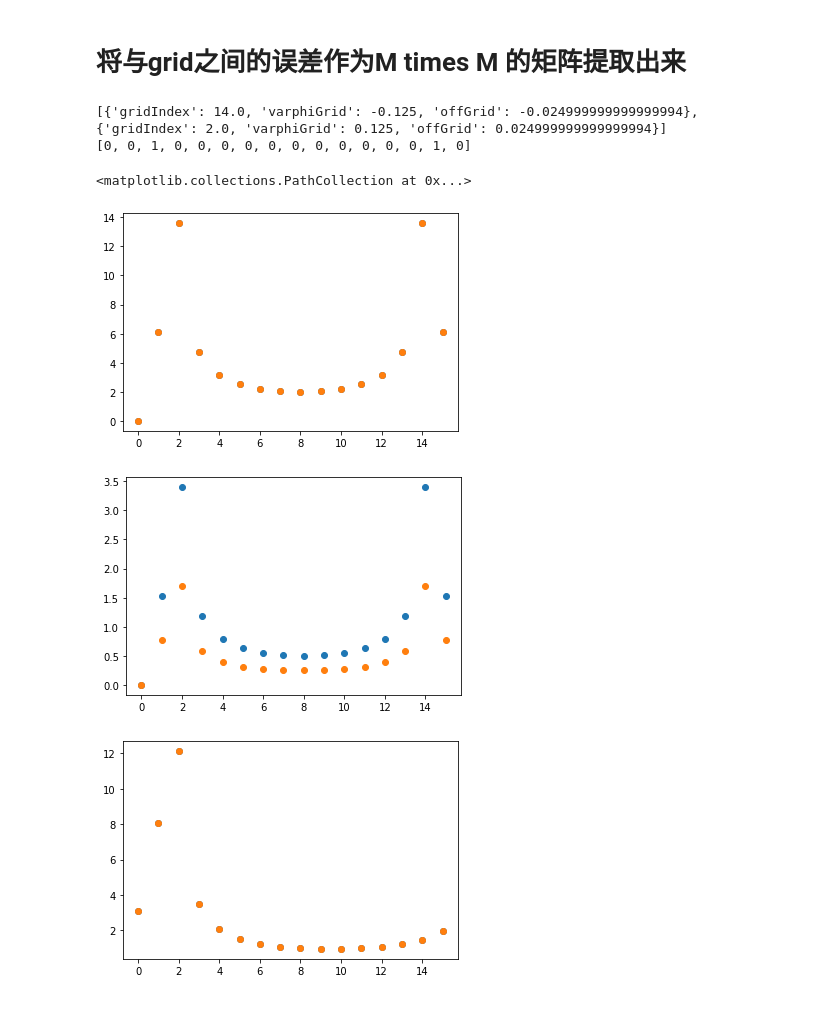
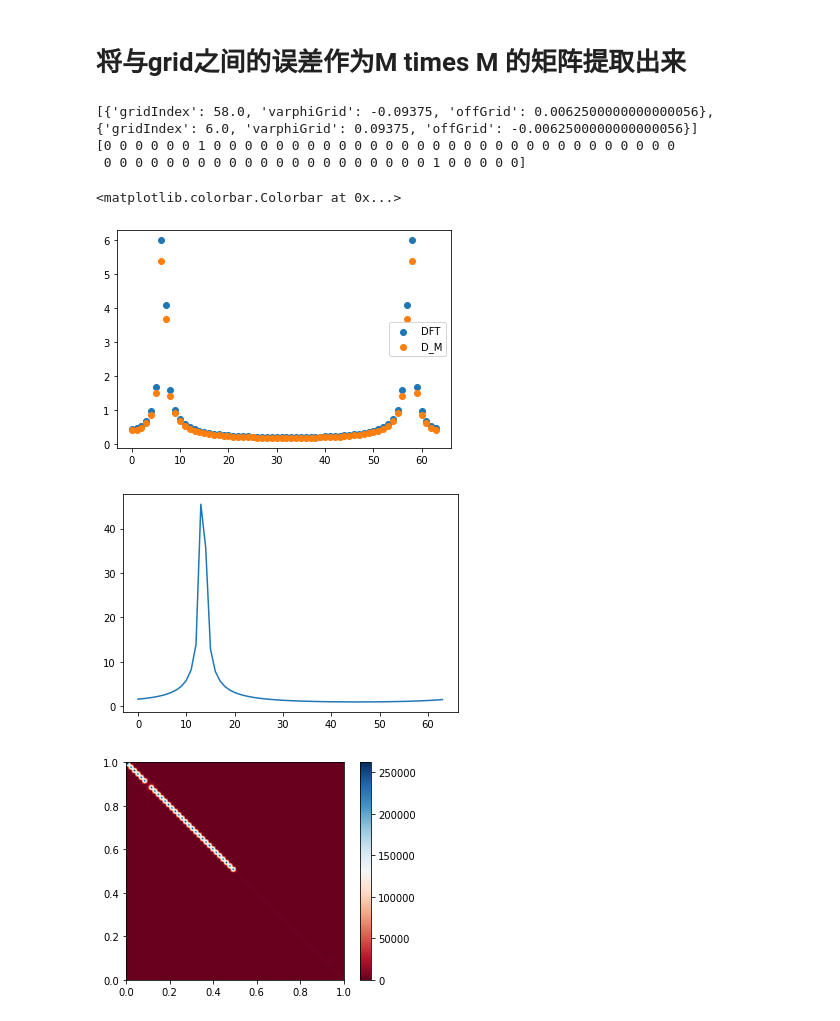
Before and after one commit to Brook1711/RIS-Angular-Domain, a Jupyter notebook: doc/paper_plot.ipynb, the cells around one changed output. Drawn from its saved outputs; the diff is of its cells as text; code cells hidden in the pictures.

```diff
--- a/doc/paper_plot.ipynb
+++ b/doc/paper_plot.ipynb
@@ -201,7 +201,7 @@ distort_dftmat = mydiag(e_seq1) * dftmtx
 
 # Z is the 2-D data matrix
     # Z = np.abs(dftmtx.H*dftmtx)
-def my2Dplot(Z):
+def my2Dplot(N, Z):
     plt.plot(np.array(range(N)), np.abs(np.array(dftmtx * e_seq1)))
     fig, ax = plt.subplots()
 
@@ -212,7 +212,7 @@ def my2Dplot(Z):
     cb = fig.colorbar(im, ax=ax)
     return cb
 # my2Dplot(np.abs(dftmtx.H*dftmtx))
-my2Dplot(np.abs(distort_dftmat.H*distort_dftmat))
+my2Dplot(N, np.abs(distort_dftmat.H*distort_dftmat))
 # %% [output]
 <matplotlib.colorbar.Colorbar at 0x...>
 [figure]
@@ -230,11 +230,14 @@ import matplotlib.pyplot as plt
 
 # 定义函数D_N
 def D_N(N, x):
-
-    return cmath.exp(1j*x*(N-1)/2)*(cmath.sin((N)*x/2))/(cmath.sin(x/2))
+    if abs(x) == 0:
+        return N
+    else:
+        return 1/np.sqrt(N)*cmath.exp(1j*x*(N-1)/2)*(cmath.sin((N)*x/2))/(cmath.sin(x/2))
 
 
-M = 16
+M = 64
+sqrt_M = np.sqrt(M)
 x = np.array(range(M))
 varphi_list = [-0.1,0.1]
 varphi_all_grid = [(m+1 -1)/M - 0.5 for m in range(M)]
@@ -248,56 +251,58 @@ for i, varphi in enumerate(varphi_list):
             else:
                 varphi_info[i]["gridIndex"] = M * varphiGrid + M
             varphi_info[i]["varphiGrid"] = varphiGrid
             varphi_info[i]["offGrid"] = varphiGrid - varphi
 print(varphi_info)
 
-varphi_support_array = [1 if m in [varphi["gridIndex"] for varphi in varphi_info] else 0 for m in range(M)]
+varphi_support_array = np.array([1 if m in [varphi["gridIndex"] for varphi in varphi_info] else 0 for m in range(M)])
 print(varphi_support_array)
+varphi_support_matrix = np.mat(varphi_support_array.reshape((M,1)))
 
 arrayres_M_1 = np.exp(1j*2*np.pi*x*varphi_list[0])/np.power(M,1/2)
 arrayres_M_2 = np.exp(1j*2*np.pi*x*varphi_list[1])/np.power(M,1/2)
 
 
 sum_array = arrayres_M_1 + arrayres_M_2
 dftmtx = np.mat(np.fft.fft(np.eye(M)))
 DFT1 = dftmtx * np.reshape(np.mat(arrayres_M_1),(M,-1))
 DFT2 = dftmtx * np.reshape(np.mat(arrayres_M_2),(M,-1))
 
 # plt.scatter(x, np.abs(np.array(dftmtx * np.reshape(np.mat(sum_array),(M,-1)))))
 # plt.plot(x, 1+np.abs(np.array(dftmtx * np.reshape(np.mat(sum_array),(M,-1)))))
 
 # D矩阵的第m列：
 # [D_N(M, 2*cmath.pi/M * (m+1 -M/(2*cmath.pi)*(varphiGrid)  )) for m in range(M)]
 D_N_1 = np.array([(D_N(M, 2*cmath.pi *(m/M - 2/M + 0.025) )) for m in range(M)])
 D_N_2 = np.array([(D_N(M, 2*cmath.pi *(m/M - 14/M + 1 - 0.025) )) for m in range(M)])
 D_N_3 = np.array([D_N(M, 2*cmath.pi *(m/M - 2/M + 0.025) ) +D_N(M, 2*cmath.pi *(m/M - 14/M + 1 - 0.025) ) for m in range(M)])
-# print((D_N_1+D_N_2)[0] / np.abs(np.array(dftmtx * np.reshape(np.mat(sum_array),(M,-1))))[0])
-# print((D_N_1+D_N_2)[1] / np.abs(np.array(dftmtx * np.reshape(np.mat(sum_array),(M,-1))))[1])
-# plt.figure(2)
-# D_N_1 = np.array([abs(D_N(M, 2*cmath.pi * (m - M*0.1)/M )) for m in range(M)])
 
+Delta_varphi = [0 for m in range(M)]
+for varphi_info_i in varphi_info:
+    Delta_varphi[int(varphi_info_i['gridIndex'])] = varphi_info_i['offGrid']
 
-plt.scatter(x, (abs(D_N_3)) )
-# plt.scatter(x, (abs(D_N_3)) )
+def generate_DM(Delta_varphi):
+    M_ = len(Delta_varphi)
+    DM = np.matrix([np.complex128(0) for m in range(M_ * M_)]).reshape((M_,M_))
+    for col in range(M_):
+        if col/M <0.5:
+            DM[:,col] = np.array([(D_N(M_, 2*cmath.pi *(m/M_ - col/M_ + Delta_varphi[col]) )) for m in range(M_)]).reshape(M_,1)
+        else:
+            DM[:,col] = np.array([(D_N(M_, 2*cmath.pi *(m/M_ - col/M_ + 1 + Delta_varphi[col]) )) for m in range(M_)]).reshape(M_,1)
+    return DM
 
-plt.scatter(x, 4*np.abs(np.array(dftmtx * np.reshape(np.mat(arrayres_M_2+arrayres_M_1),(M,-1)))))
+D_M = generate_DM(Delta_varphi)
+# plt.scatter(x, 0.9*(abs(D_N_3)) )
+plt.scatter(x, np.abs(np.array(dftmtx * np.reshape(np.mat(arrayres_M_2+arrayres_M_1),(M,-1)))))
+plt.scatter(x, 0.9*np.abs(np.array(D_M * varphi_support_matrix)))
+plt.legend(['DFT', 'D_M'])
+
 plt.figure(2)
-DFT_add = np.abs(np.array(
-    dftmtx * np.reshape(np.mat(arrayres_M_2),(M,-1)) + dftmtx * np.reshape(np.mat(arrayres_M_1),(M,-1))
-    ))
-add_DFT = np.abs(np.array(
-    dftmtx * (np.reshape(np.mat(arrayres_M_2),(M,-1)) + np.reshape(np.mat(arrayres_M_1),(M,-1)))
-    ))
-plt.scatter(x, DFT_add)
-plt.scatter(x, add_DFT *0.5)
-
-plt.figure(3)
-plt.scatter(x, (abs(D_N_1)) )
-plt.scatter(x, 4*abs(np.array(DFT2)))
+my2Dplot(M, np.abs((distort_dftmat* D_M).H*(distort_dftmat*D_M)))
 # %% [output]
-[{'gridIndex': 14.0, 'varphiGrid': -0.125, 'offGrid': -0.024999999999999994}, {'gridIndex': 2.0, 'varphiGrid': 0.125, 'offGrid': 0.024999999999999994}]
-[0, 0, 1, 0, 0, 0, 0, 0, 0, 0, 0, 0, 0, 0, 1, 0]
+[{'gridIndex': 58.0, 'varphiGrid': -0.09375, 'offGrid': 0.0062500000000000056}, {'gridIndex': 6.0, 'varphiGrid': 0.09375, 'offGrid': -0.0062500000000000056}]
+[0 0 0 0 0 0 1 0 0 0 0 0 0 0 0 0 0 0 0 0 0 0 0 0 0 0 0 0 0 0 0 0 0 0 0 0 0
+ 0 0 0 0 0 0 0 0 0 0 0 0 0 0 0 0 0 0 0 0 0 1 0 0 0 0 0]
-<matplotlib.collections.PathCollection at 0x...>
+<matplotlib.colorbar.Colorbar at 0x...>
-[figure, old version]
+[figure, new version]
-[figure, old version]
+[figure, new version]
-[figure, old version]
+[figure, new version]
```
Also changed, not shown: 2 other files.
